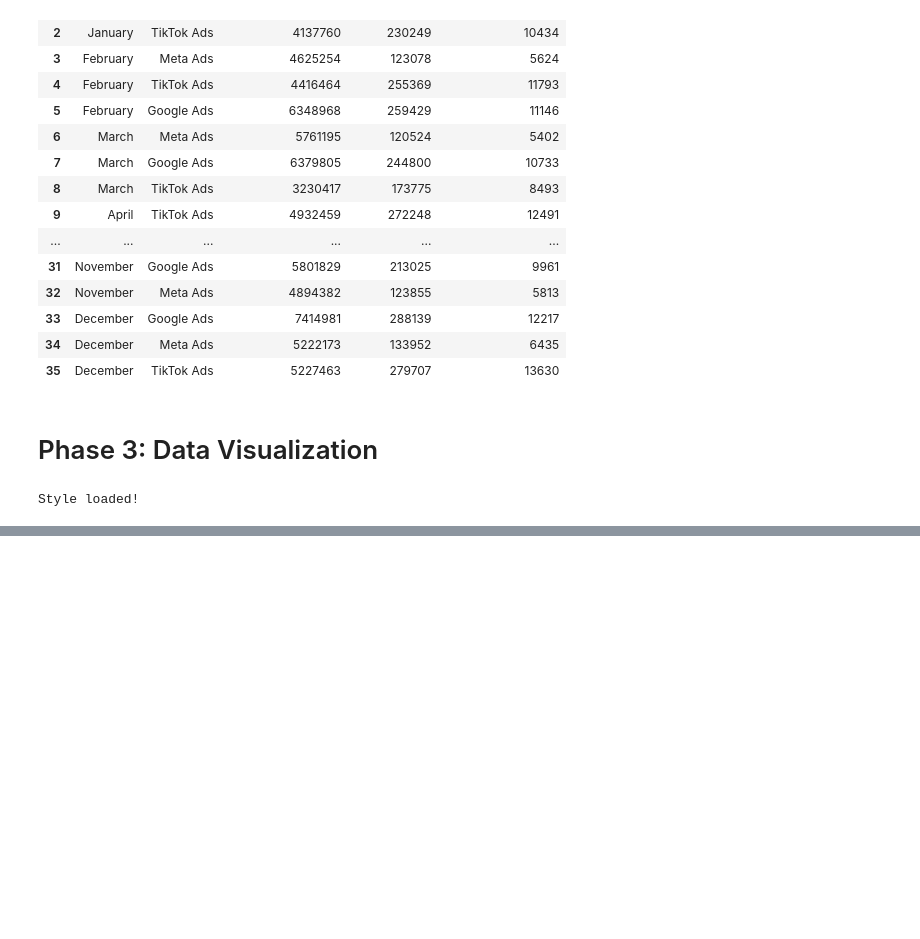
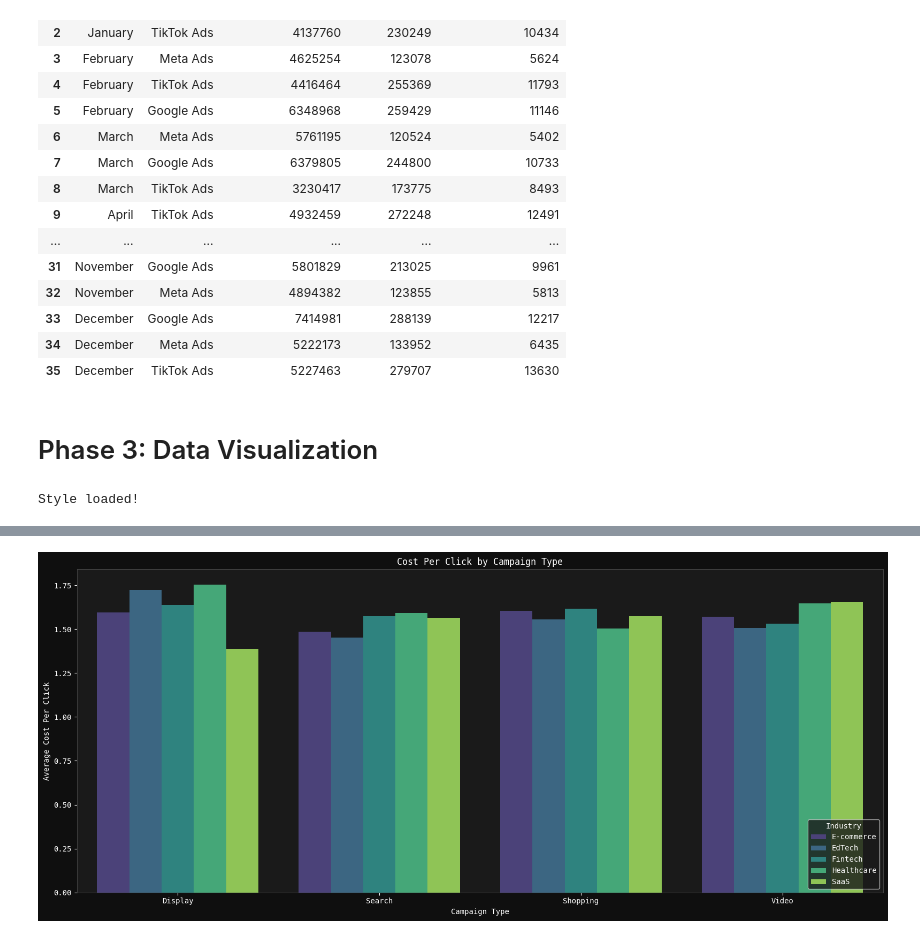
Before and after one commit to ConnorDonovan/Global-Ads-Performance, a Jupyter notebook: global_ads.ipynb, the cells around one changed output, grey strips where cells are left out. Cells and saved outputs as stored; diff of their text form; code cells hidden in the pictures; blank space fills up the shorter version.

```diff
--- a/global_ads.ipynb
+++ b/global_ads.ipynb
@@ -223,0 +214,16 @@ plt.show()
+# %%
+cpc_efficiency_query = """
+    SELECT
+        campaign_type,
+        industry,
+        AVG(CPC) AS avg_cpc,
+        SUM(ad_spend) AS total_ad_spend,
+        SUM(conversions) AS total_conversions,
+        SUM(ad_spend) / SUM(conversions) AS cost_per_conversion
+    FROM global_ads
+    GROUP BY campaign_type, industry
+    ORDER BY campaign_type, industry
+"""
+
+cpc_efficiency = pd.read_sql_query(cpc_efficiency_query, conn)
+cpc_efficiency
@@ -223,0 +248,16 @@ plt.show()
+# %%
+fig, ax = plt.subplots(figsize=(16,7))
+
+sns.barplot(data = cpc_efficiency, x='campaign_type', y='avg_cpc', hue='industry', palette = 'viridis')
+plt.xlabel('Campaign Type')
+plt.ylabel('Average Cost Per Click')
+plt.title('Cost Per Click by Campaign Type')
+
+legend = plt.gca().get_legend()
+legend.set_title('Industry')
+sns.move_legend(ax, 'lower right')
+
+plt.tight_layout()
+plt.show()
+# %% [output]
+[figure, added]
```
Also changed, not shown: parts of 24 cells of this notebook, 1 other file.
